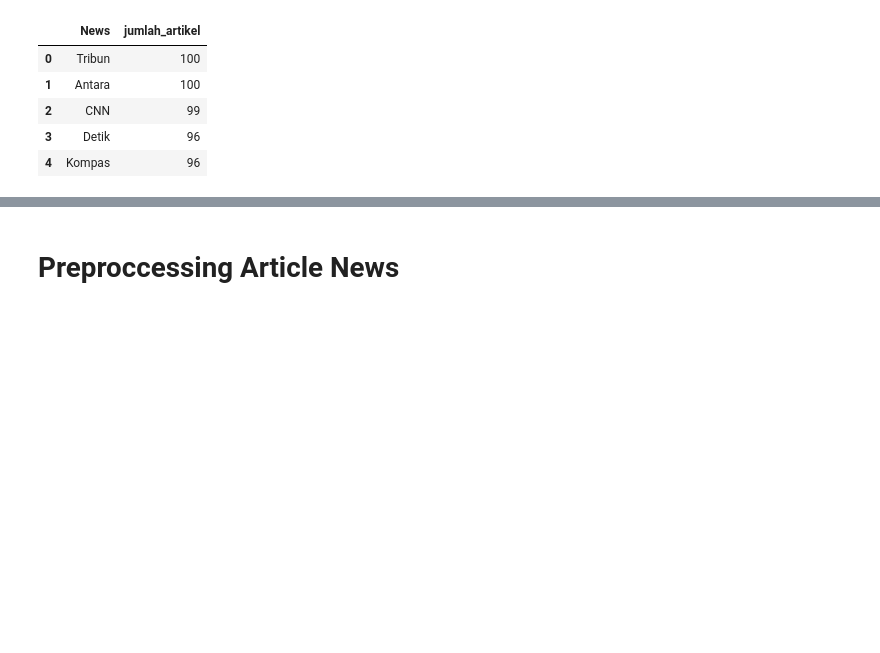
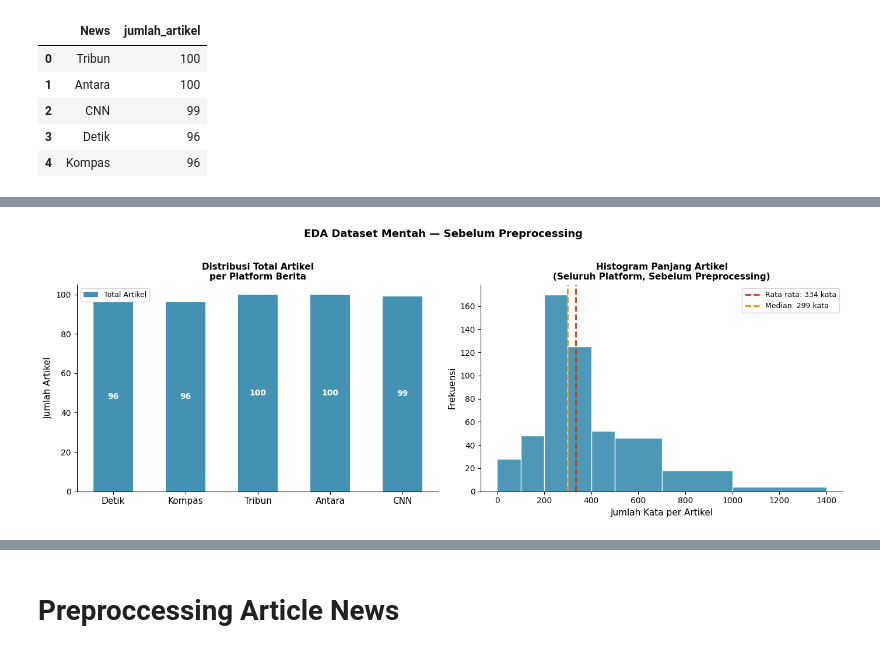
Before and after one commit to KurniaYufi/sentiment-analysis-kematian-ali-khamenei, a Jupyter notebook: data-preprocessing/article-preprocessing.ipynb, the cells around one changed output, grey strips where cells are left out. Drawn from its saved outputs; the diff is of its cells as text; code cells hidden in the pictures; blank space fills up the shorter version.

```diff
--- a/data-preprocessing/article-preprocessing.ipynb
+++ b/data-preprocessing/article-preprocessing.ipynb
@@ -140,0 +149,81 @@ memory usage: 15.5+ KB
+# %%
+import matplotlib.pyplot as plt
+import numpy as np
+
+merged['word_count_raw'] = merged['content'].fillna('').str.split().str.len()
+merged['char_count_raw'] = merged['content'].fillna('').str.len()
+
+ORDER = ['Detik', 'Kompas', 'Tribun', 'Antara', 'CNN']
+
+total_counts = [len(merged[merged['News']==n]) for n in ORDER]
+
+print("=== Distribusi Artikel per Platform ===")
+print(f"{'Platform':<10} {'Total':>7}")
+print("-" * 20)
+for n, v in zip(ORDER, total_counts):
+    print(f"{n:<10} {v:>7}")
+print(f"{'TOTAL':<10} {sum(total_counts):>7}")
+
+print("\n=== Statistik Panjang Artikel (Kata) per Platform ===")
+print(merged.groupby('News')['word_count_raw']
+      .agg(['mean','median','min','max','std']).round(1)
+      .rename(columns={'mean':'Rata-rata','median':'Median','min':'Min','max':'Max','std':'Std Dev'})
+      .to_string())
+
+print(f"\n=== Statistik Keseluruhan ===")
+print(f"  Rata-rata : {merged['word_count_raw'].mean():.1f} kata")
+print(f"  Median    : {merged['word_count_raw'].median():.1f} kata")
+print(f"  Min       : {merged['word_count_raw'].min()} kata")
+print(f"  Max       : {merged['word_count_raw'].max()} kata")
+print(f"  Std Dev   : {merged['word_count_raw'].std():.1f} kata")
+
+COLORS = ['#2E86AB','#A23B72','#F18F01','#C73E1D','#3B1F2B']
+fig, axes = plt.subplots(1, 2, figsize=(14, 5))
+
+ax = axes[0]
+x  = np.arange(len(ORDER))
+b1 = ax.bar(x, total_counts, color='#2E86AB', label='Total Artikel', width=0.55, alpha=0.9)
+ax.set_xticks(x); ax.set_xticklabels(ORDER, fontsize=11)
+ax.set_ylabel('Jumlah Artikel', fontsize=11)
+ax.set_title('Distribusi Total Artikel\nper Platform Berita', fontsize=11, fontweight='bold')
+ax.legend(fontsize=9)
+for bar, v in zip(b1, total_counts):
+    ax.text(bar.get_x()+bar.get_width()/2, v/2, str(v),
+            ha='center', va='center', color='white', fontweight='bold', fontsize=10)
+ax.spines['top'].set_visible(False); ax.spines['right'].set_visible(False)
+
+ax = axes[1]
+ax.hist(merged['word_count_raw'], bins=[0,100,200,300,400,500,700,1000,1400],
+        color='#2E86AB', edgecolor='white', alpha=0.85)
+ax.axvline(merged['word_count_raw'].mean(), color='#C73E1D', linestyle='--', linewidth=2,
+           label=f'Rata-rata: {merged["word_count_raw"].mean():.0f} kata')
+ax.axvline(merged['word_count_raw'].median(), color='#F18F01', linestyle='--', linewidth=2,
+           label=f'Median: {merged["word_count_raw"].median():.0f} kata')
+ax.set_xlabel('Jumlah Kata per Artikel', fontsize=11)
+ax.set_ylabel('Frekuensi', fontsize=11)
+ax.set_title('Histogram Panjang Artikel\n(Seluruh Platform, Sebelum Preprocessing)', fontsize=11, fontweight='bold')
+ax.legend(fontsize=9); ax.spines['top'].set_visible(False); ax.spines['right'].set_visible(False)
+
+plt.suptitle('EDA Dataset Mentah — Sebelum Preprocessing', fontsize=13, fontweight='bold', y=1.02)
+plt.tight_layout()
+plt.savefig('eda_before_preprocessing.png', dpi=150, bbox_inches='tight')
+plt.show()
+
+fig, ax = plt.subplots(figsize=(10, 5))
+data_wc = [merged[merged['News']==n]['word_count_raw'].values for n in ORDER]
+bp = ax.boxplot(data_wc, tick_labels=ORDER, patch_artist=True,
+                medianprops={'color':'white','linewidth':2},
+                whiskerprops={'color':'#555','linewidth':1.2},
+                capprops={'color':'#555'},
+                flierprops={'marker':'o','markerfacecolor':'#aaa','markersize':4,'alpha':0.5})
+for patch, color in zip(bp['boxes'], COLORS):
+    patch.set_facecolor(color); patch.set_alpha(0.85)
+ax.set_ylabel('Jumlah Kata', fontsize=12)
+ax.set_title('Distribusi Panjang Artikel (Kata) per Platform — Sebelum Preprocessing',
+             fontsize=12, fontweight='bold')
+ax.spines['top'].set_visible(False); ax.spines['right'].set_visible(False)
+plt.tight_layout()
+plt.savefig('eda_boxplot_before.png', dpi=150, bbox_inches='tight')
+plt.show()
+print("✅ EDA Sebelum Preprocessing selesai.")
+# %% [output]
@@ -140,0 +247 @@ memory usage: 15.5+ KB
+[figure, added]
```
Also changed, not shown: parts of 8 cells of this notebook.
